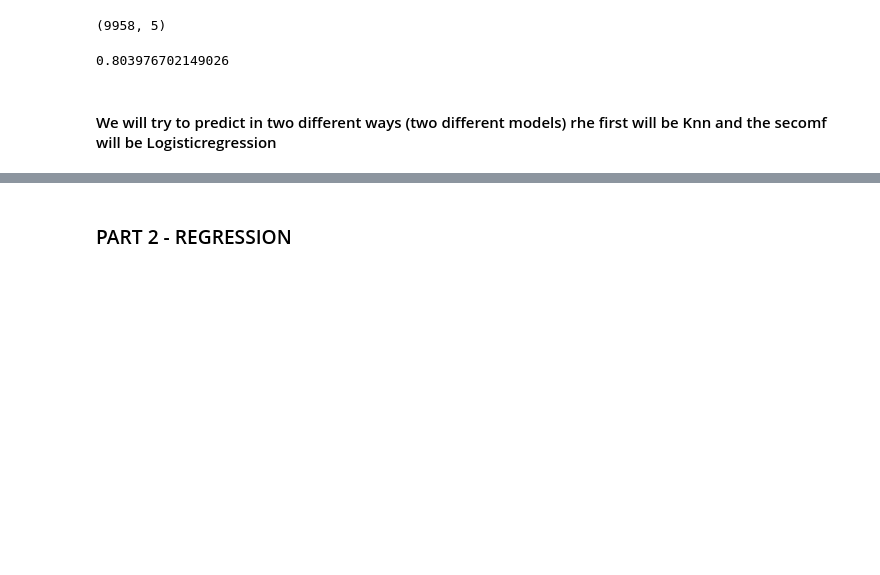
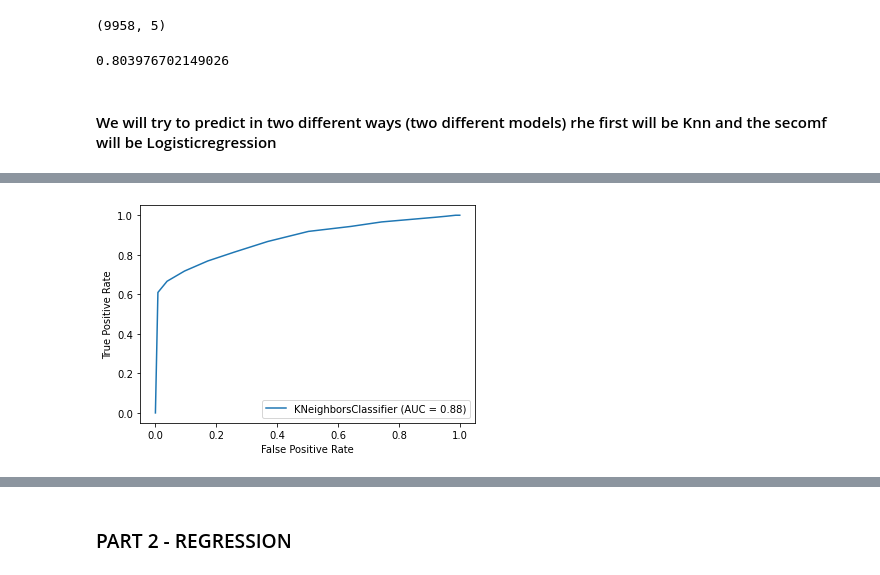
Before and after one commit to GabiDunaevsky/data-science-project, a Jupyter notebook: Notebook3.ipynb, the cells around one changed output, grey strips where cells are left out. Drawn from its saved outputs; the diff is of its cells as text; code cells hidden in the pictures; blank space fills up the shorter version.

```diff
--- a/Notebook3.ipynb
+++ b/Notebook3.ipynb
@@ -325,3 +326,9 @@ print(confusion_matrix(y_test,y_pred))
+# %%
+#roc curve to the knn model.
+metrics.plot_roc_curve(knn, X_test, y_test)
+plt.show()
+# %% [output]
+[figure, added]
 # %%
 #Showing the precision,recall,f1-score
 print(classification_report(y_test,y_pred))
```
Also changed, not shown: parts of 14 cells of this notebook.
